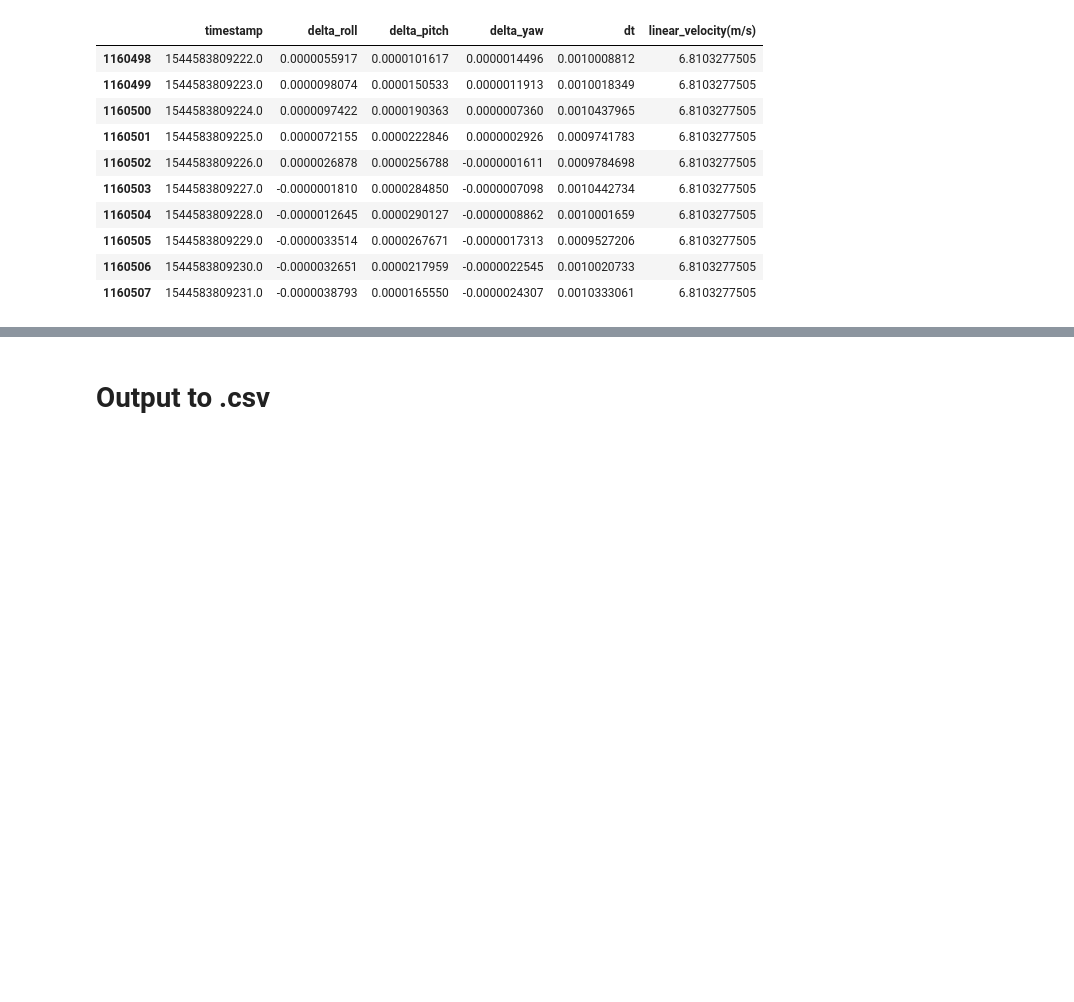
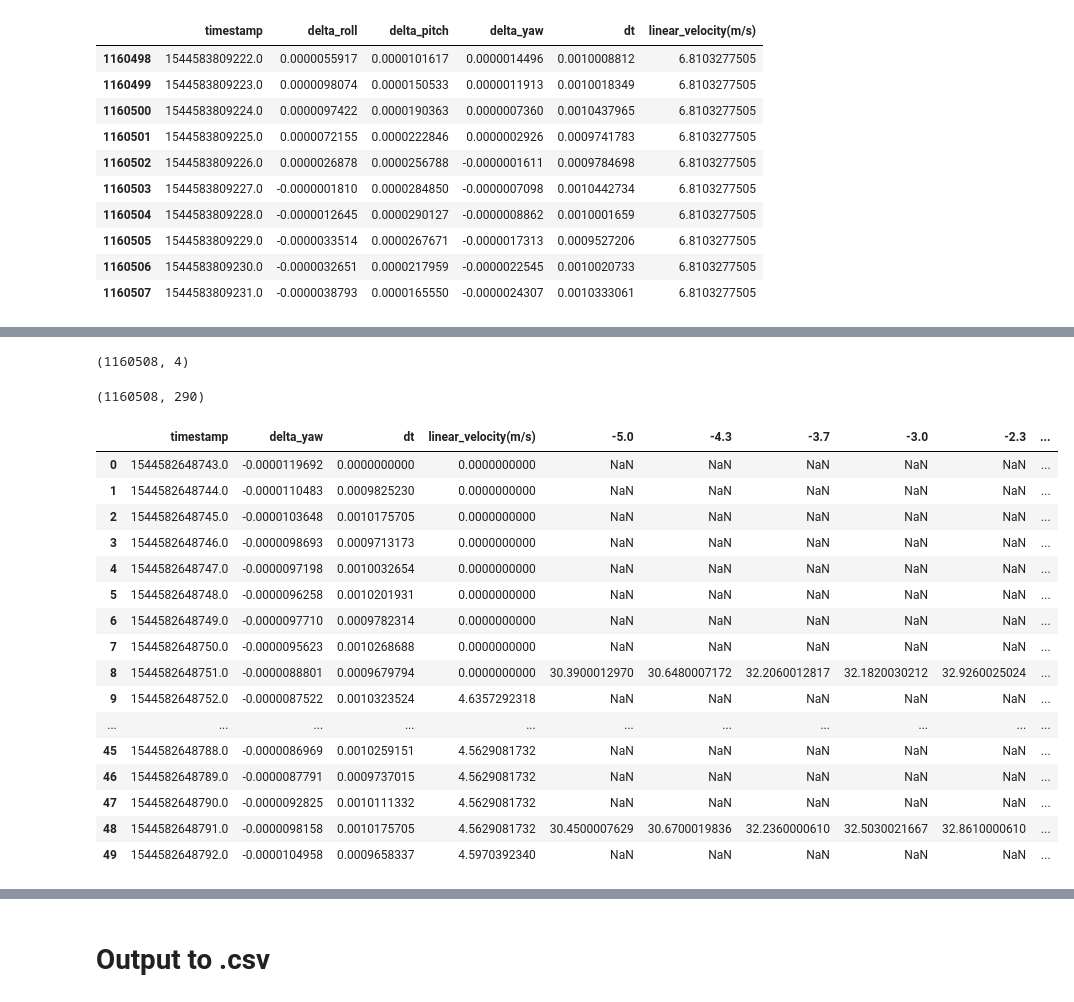
Before and after one commit to yifanwu2828/Particle-Filter-SLAM, a Jupyter notebook: code/data/exploreData.ipynb, the cells around one changed output, grey strips where cells are left out. Saved outputs shown, nothing was run; the diff lists cells and outputs as text; code cells hidden in the pictures; blank space fills up the shorter version.

```diff
--- a/code/data/exploreData.ipynb
+++ b/code/data/exploreData.ipynb
@@ -366,0 +372,4 @@ mergedf_fog_encoder_inner.tail(20)
+# %%
+#
+mergedf_fog_encoder_left.drop(["delta_roll", "delta_pitch",], axis=1, inplace=True)
+mergedf_fog_encoder_inner.drop(["delta_roll", "delta_pitch",], axis=1, inplace=True)
@@ -366,0 +387,3 @@ mergedf_fog_encoder_inner.tail(20)
+# %%
+'''Sync liadr with mergedf_fog_'''
+merge_all = mergedf_fog_encoder_left.merge(lidar_df, how="left",)
@@ -367 +394,27 @@ mergedf_fog_encoder_inner.tail(20)
+# %%
+mergedf_fog_encoder_left.shape
+# %% [output]
+(1160508, 4)
+# %%
+print(merge_all.shape)
+merge_all.head(50)
+# %% [output]
+(1160508, 290)
+|  | timestamp | delta_yaw | dt | linear_velocity(m/s) | -5.0 | -4.3 | -3.7 | -3.0 | -2.3 | ... |
+| 0 | 1544582648743.0 | -0.0000119692 | 0.0000000000 | 0.0000000000 | NaN | NaN | NaN | NaN | NaN | ... |
+| 1 | 1544582648744.0 | -0.0000110483 | 0.0009825230 | 0.0000000000 | NaN | NaN | NaN | NaN | NaN | ... |
+| 2 | 1544582648745.0 | -0.0000103648 | 0.0010175705 | 0.0000000000 | NaN | NaN | NaN | NaN | NaN | ... |
+| 3 | 1544582648746.0 | -0.0000098693 | 0.0009713173 | 0.0000000000 | NaN | NaN | NaN | NaN | NaN | ... |
+| 4 | 1544582648747.0 | -0.0000097198 | 0.0010032654 | 0.0000000000 | NaN | NaN | NaN | NaN | NaN | ... |
+| 5 | 1544582648748.0 | -0.0000096258 | 0.0010201931 | 0.0000000000 | NaN | NaN | NaN | NaN | NaN | ... |
+| 6 | 1544582648749.0 | -0.0000097710 | 0.0009782314 | 0.0000000000 | NaN | NaN | NaN | NaN | NaN | ... |
+| 7 | 1544582648750.0 | -0.0000095623 | 0.0010268688 | 0.0000000000 | NaN | NaN | NaN | NaN | NaN | ... |
+| 8 | 1544582648751.0 | -0.0000088801 | 0.0009679794 | 0.0000000000 | 30.3900012970 | 30.6480007172 | 32.2060012817 | 32.1820030212 | 32.9260025024 | ... |
+| 9 | 1544582648752.0 | -0.0000087522 | 0.0010323524 | 4.6357292318 | NaN | NaN | NaN | NaN | NaN | ... |
+| ... | ... | ... | ... | ... | ... | ... | ... | ... | ... | ... |
+| 45 | 1544582648788.0 | -0.0000086969 | 0.0010259151 | 4.5629081732 | NaN | NaN | NaN | NaN | NaN | ... |
+| 46 | 1544582648789.0 | -0.0000087791 | 0.0009737015 | 4.5629081732 | NaN | NaN | NaN | NaN | NaN | ... |
+| 47 | 1544582648790.0 | -0.0000092825 | 0.0010111332 | 4.5629081732 | NaN | NaN | NaN | NaN | NaN | ... |
+| 48 | 1544582648791.0 | -0.0000098158 | 0.0010175705 | 4.5629081732 | 30.4500007629 | 30.6700019836 | 32.2360000610 | 32.5030021667 | 32.8610000610 | ... |
+| 49 | 1544582648792.0 | -0.0000104958 | 0.0009658337 | 4.5970392340 | NaN | NaN | NaN | NaN | NaN | ... |
 # %%
```
Also changed, not shown: parts of 26 cells of this notebook.
